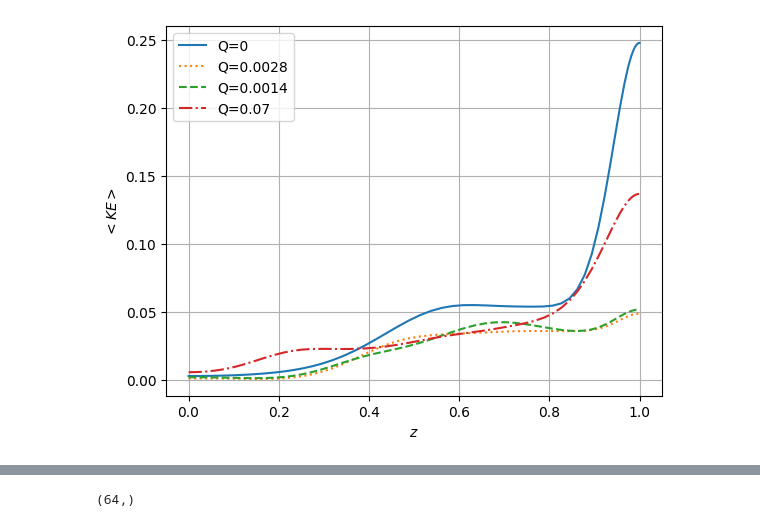
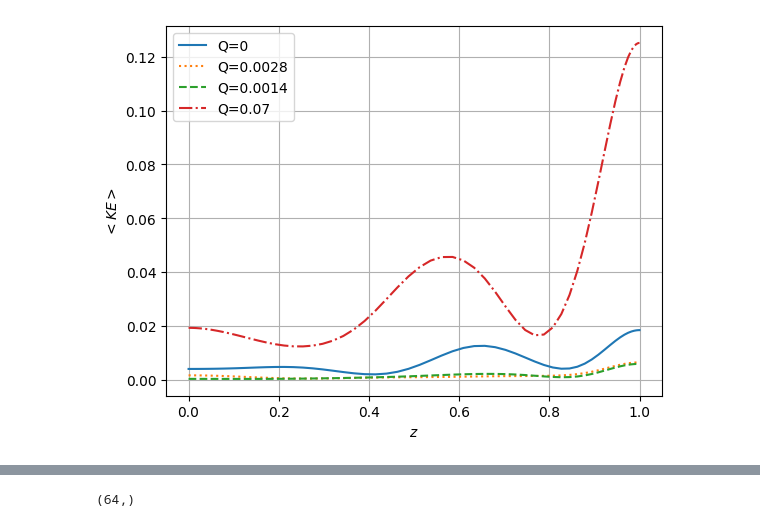
Before and after one commit to Nulctrl/Nulctrl1, a Jupyter notebook: MRBC Radiation/Multiple Radiation.ipynb, the cells around one changed output, grey strips where cells are left out. Drawn from its saved outputs; the diff is of its cells as text; code cells hidden in the pictures.

```diff
--- a/MRBC Radiation/Multiple Radiation.ipynb
+++ b/MRBC Radiation/Multiple Radiation.ipynb
@@ -166,0 +170,14 @@ finally:
+# %%
+fig, ax = plt.subplots()
+
+files = sorted(glob.glob('snapshots0/*.h5'),key=lambda f: int(re.sub('\D', '', f)))
+
+with h5py.File(files[-1], mode='r') as file:
+    u=file['tasks']['velocity'][:]
+    uz=u[:,1,:,:]
+    ux=u[:,0,:,:]
+    ax.plot(zgrid, np.mean((uz**2)[-1,:,:],axis=0),label='vertical')
+    ax.plot(zgrid, np.mean((ux**2)[-1,:,:],axis=0),label='horizontal')
+    ax.plot(zgrid, np.mean((uz**2+ux**2)[-1,:,:],axis=0),label='total')
+    ax.legend()
+    plt.show()
@@ -166,0 +186,14 @@ finally:
+# %%
+fig, ax = plt.subplots()
+
+files = sorted(glob.glob('snapshots0/*.h5'),key=lambda f: int(re.sub('\D', '', f)))
+
+with h5py.File(files[-1], mode='r') as file:
+    dflux= file['tasks']['dflux'][:]
+    mflux= file['tasks']['mflux'][:]
+    bflux= file['tasks']['bflux']
+    wflux= file['tasks']['wflux']
+    print(dflux.shape)
+
+ax.plot(zgrid, dflux[-1,0,0],label='dflux')
+ax.plot(zgrid, mflux[-1,0,0],label='mflux')
@@ -319,9 +454,0 @@ finally:
-# %%
-files = sorted(glob.glob('snapshots1/*.h5'),key=lambda f: int(re.sub('\D', '', f)))
-
-with h5py.File(files[1], mode='r') as file:
-    b1= file['tasks']['buoyancy']
-    b= file['tasks']['buoyancy'][:]
-    avgb= file['tasks']['average buoyancy'][:]
-    zgrid=b1.dims[2][0][:]
-    print(np.mean(b,axis=1)[-1,:]-avgb[-1,:])
@@ -722,7 +817,7 @@ fig, ax = plt.subplots()
 
 files = sorted(glob.glob('snapshots0/*.h5'),key=lambda f: int(re.sub('\D', '', f)))
 
-with h5py.File(files[-1], mode='r') as file:
+with h5py.File(files[-2], mode='r') as file:
     KE1 = file['tasks']['KE']
     xgrid=KE1.dims[1][0][:]
     zgrid=KE1.dims[2][0][:]
@@ -733,43 +828,43 @@ ax.plot(zgrid, avgKE,label='Q=0')
 
 files = sorted(glob.glob('snapshots1/*.h5'),key=lambda f: int(re.sub('\D', '', f)))
 
-with h5py.File(files[-1], mode='r') as file:
+with h5py.File(files[-2], mode='r') as file:
     KE1 = file['tasks']['KE']
     xgrid=KE1.dims[1][0][:]
     zgrid=KE1.dims[2][0][:]
     KE = file['tasks']['KE'][-1,:,:]
     avgKE=np.mean(KE,axis=0)
 
 ax.plot(zgrid, avgKE,label='Q=0.0028',linestyle='dotted')
 
 files = sorted(glob.glob('snapshots2/*.h5'),key=lambda f: int(re.sub('\D', '', f)))
 
-with h5py.File(files[-1], mode='r') as file:
+with h5py.File(files[-2], mode='r') as file:
     KE1 = file['tasks']['KE']
     xgrid=KE1.dims[1][0][:]
     zgrid=KE1.dims[2][0][:]
     KE = file['tasks']['KE'][-1,:,:]
     avgKE=np.mean(KE,axis=0)
 
 ax.plot(zgrid, avgKE,label='Q=0.0014',linestyle='--',)
 
 files = sorted(glob.glob('snapshots3/*.h5'),key=lambda f: int(re.sub('\D', '', f)))
 
-with h5py.File(files[-1], mode='r') as file:
+with h5py.File(files[-2], mode='r') as file:
     KE1 = file['tasks']['KE']
     xgrid=KE1.dims[1][0][:]
     zgrid=KE1.dims[2][0][:]
     KE = file['tasks']['KE'][-1,:,:]
     avgKE=np.mean(KE,axis=0)
 
 ax.plot(zgrid, avgKE,label='Q=0.07',linestyle='dashdot')
 ax.set_xlabel(r"$z$")
 ax.set_ylabel(r"$<KE>$")
 ax.grid(True)
 plt.legend()
 plt.show()
 # %% [output]
-[figure, old version]
+[figure, new version]
 # %%
 fig, ax = plt.subplots(3, figsize=(6,12))
 
```
Also changed, not shown: parts of 13 cells of this notebook.
